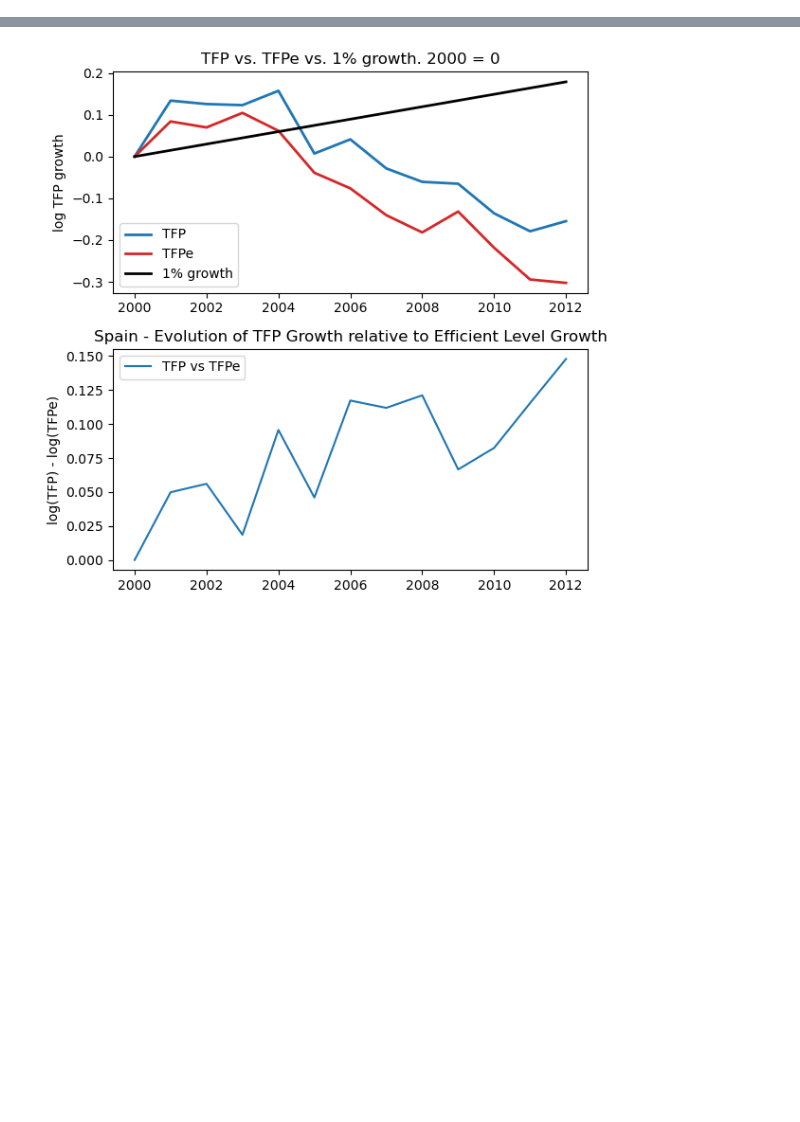
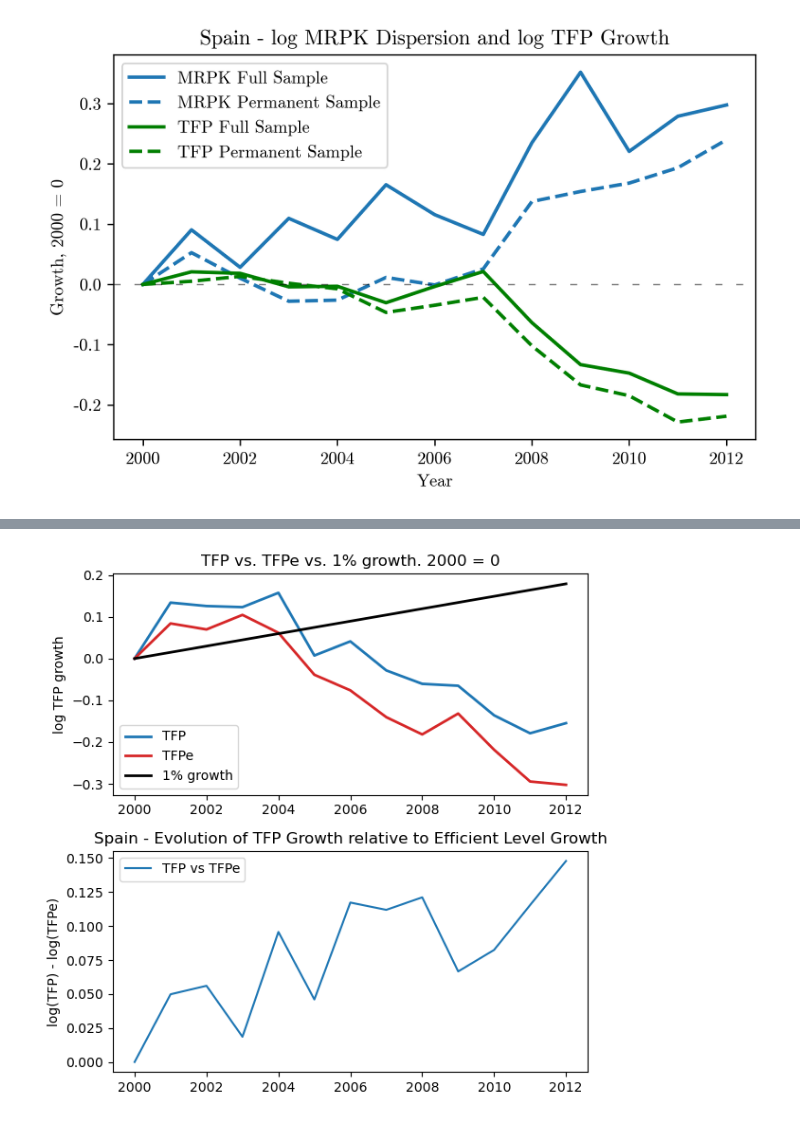
Before and after one commit to CurdinLieberherr/Master-Thesis, a Jupyter notebook: remodel_gopinath.ipynb, the cells around one changed output, grey strips where cells are left out. Cells and saved outputs as stored; diff of their text form; code cells hidden in the pictures; blank space fills up the shorter version.

```diff
--- a/remodel_gopinath.ipynb
+++ b/remodel_gopinath.ipynb
@@ -17,0 +33,4 @@ compare = CompareCountries([spain,spain2])
+# %%
+fig = spain.plot_dispersion_productivity()
+# %% [output]
+[figure, added]
```
Also changed, not shown: parts of 5 cells of this notebook, 2 other files.
